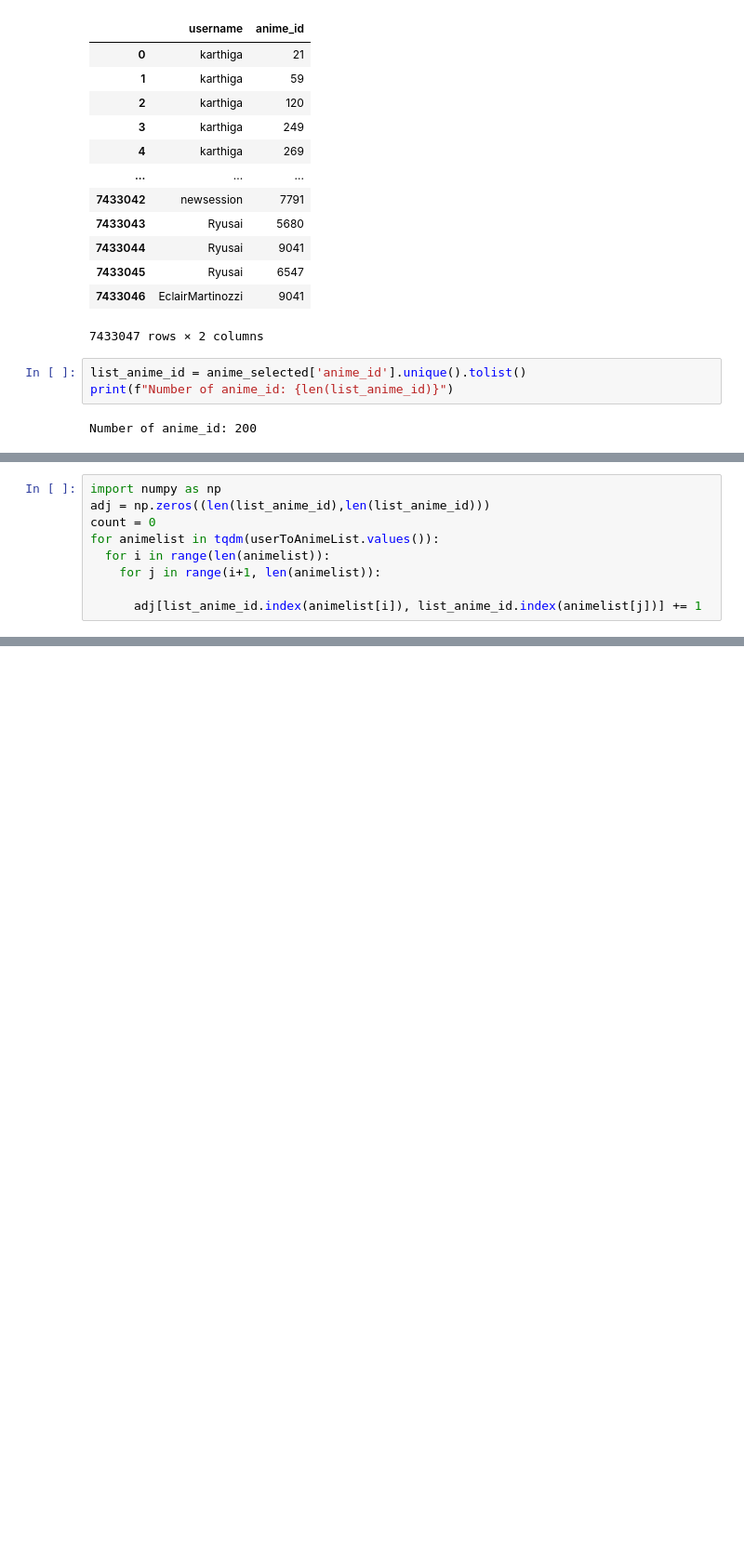
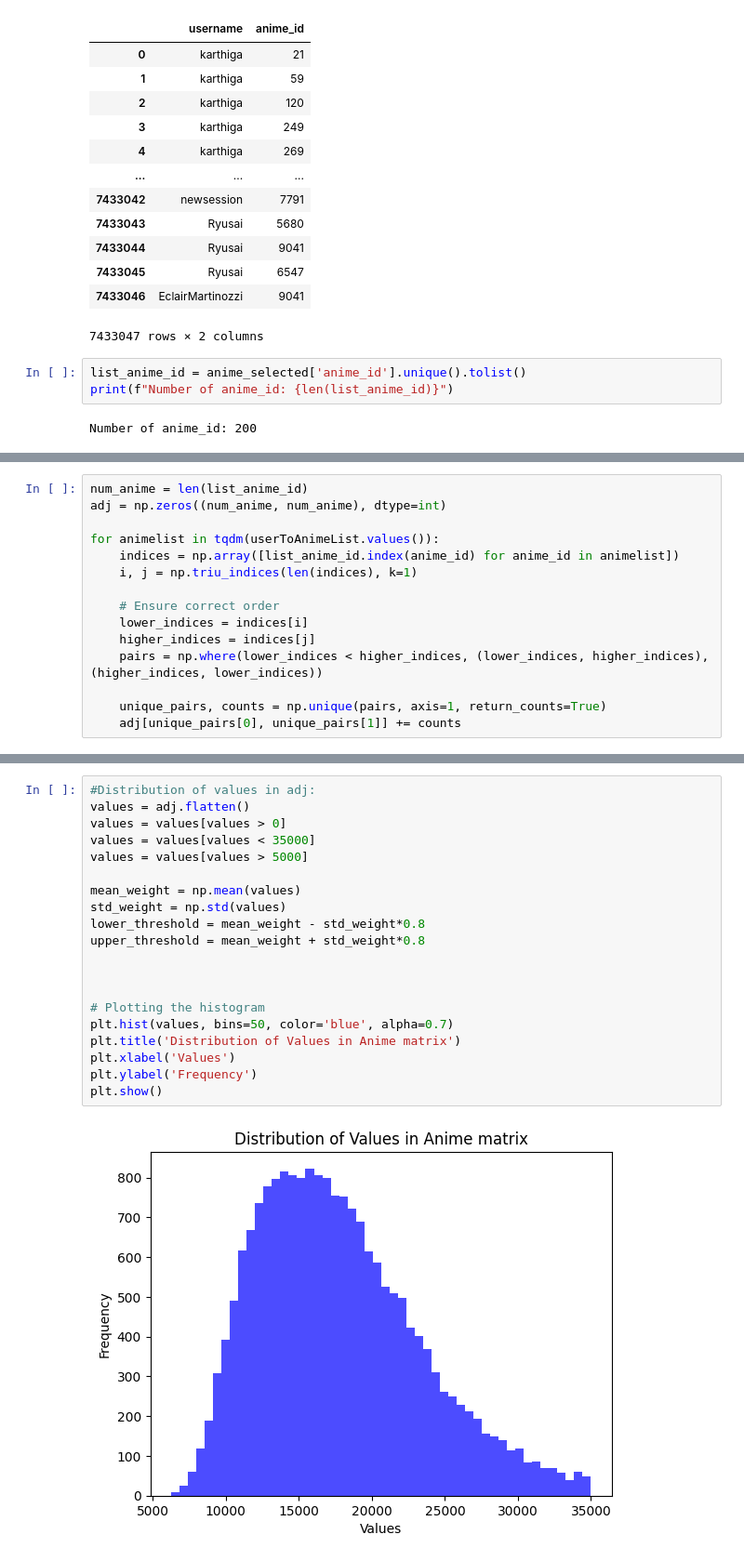
Before and after one commit to VietAnhNguyen20/M2_DM_Anime, a Jupyter notebook: dataSet-to-AnimeGraph.ipynb, the cells around one changed output, grey strips where cells are left out. Shown at 93% size. Drawn from its saved outputs; the diff is of its cells as text; blank space fills up the shorter version.

```diff
--- a/dataSet-to-AnimeGraph.ipynb
+++ b/dataSet-to-AnimeGraph.ipynb
@@ -64,12 +67,18 @@ defaultdict(list,
-# %%
-import numpy as np
-adj = np.zeros((len(list_anime_id),len(list_anime_id)))
-count = 0
-for animelist in tqdm(userToAnimeList.values()):
-  for i in range(len(animelist)):
-    for j in range(i+1, len(animelist)):
-
-      adj[list_anime_id.index(animelist[i]), list_anime_id.index(animelist[j])] += 1
+# %%
+num_anime = len(list_anime_id)
+adj = np.zeros((num_anime, num_anime), dtype=int)
+
+for animelist in tqdm(userToAnimeList.values()):
+    indices = np.array([list_anime_id.index(anime_id) for anime_id in animelist])
+    i, j = np.triu_indices(len(indices), k=1)
+
+    # Ensure correct order
+    lower_indices = indices[i]
+    higher_indices = indices[j]
+    pairs = np.where(lower_indices < higher_indices, (lower_indices, higher_indices), (higher_indices, lower_indices))
+
+    unique_pairs, counts = np.unique(pairs, axis=1, return_counts=True)
+    adj[unique_pairs[0], unique_pairs[1]] += counts
 # %%
 adj
 # %% [output]
@@ -106,0 +119,22 @@ list_anime_id
+# %%
+#Distribution of values in adj:
+values = adj.flatten()
+values = values[values > 0]
+values = values[values < 35000]
+values = values[values > 5000]
+
+mean_weight = np.mean(values)
+std_weight = np.std(values)
+lower_threshold = mean_weight - std_weight*0.8
+upper_threshold = mean_weight + std_weight*0.8
+
+
+
+# Plotting the histogram
+plt.hist(values, bins=50, color='blue', alpha=0.7)
+plt.title('Distribution of Values in Anime matrix')
+plt.xlabel('Values')
+plt.ylabel('Frequency')
+plt.show()
+# %% [output]
+[figure, added]
```
Also changed, not shown: parts of 20 cells of this notebook, 3 other files.
